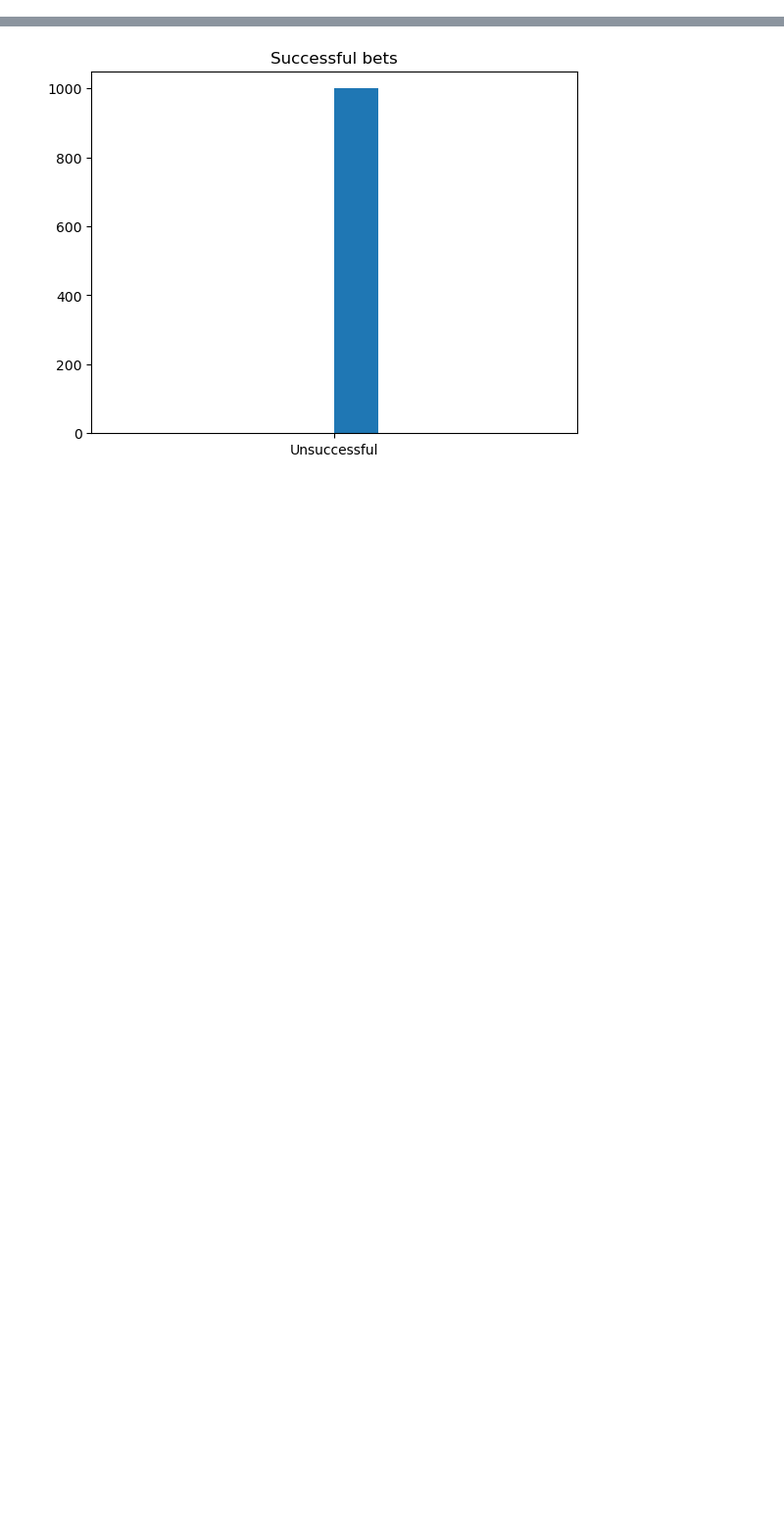
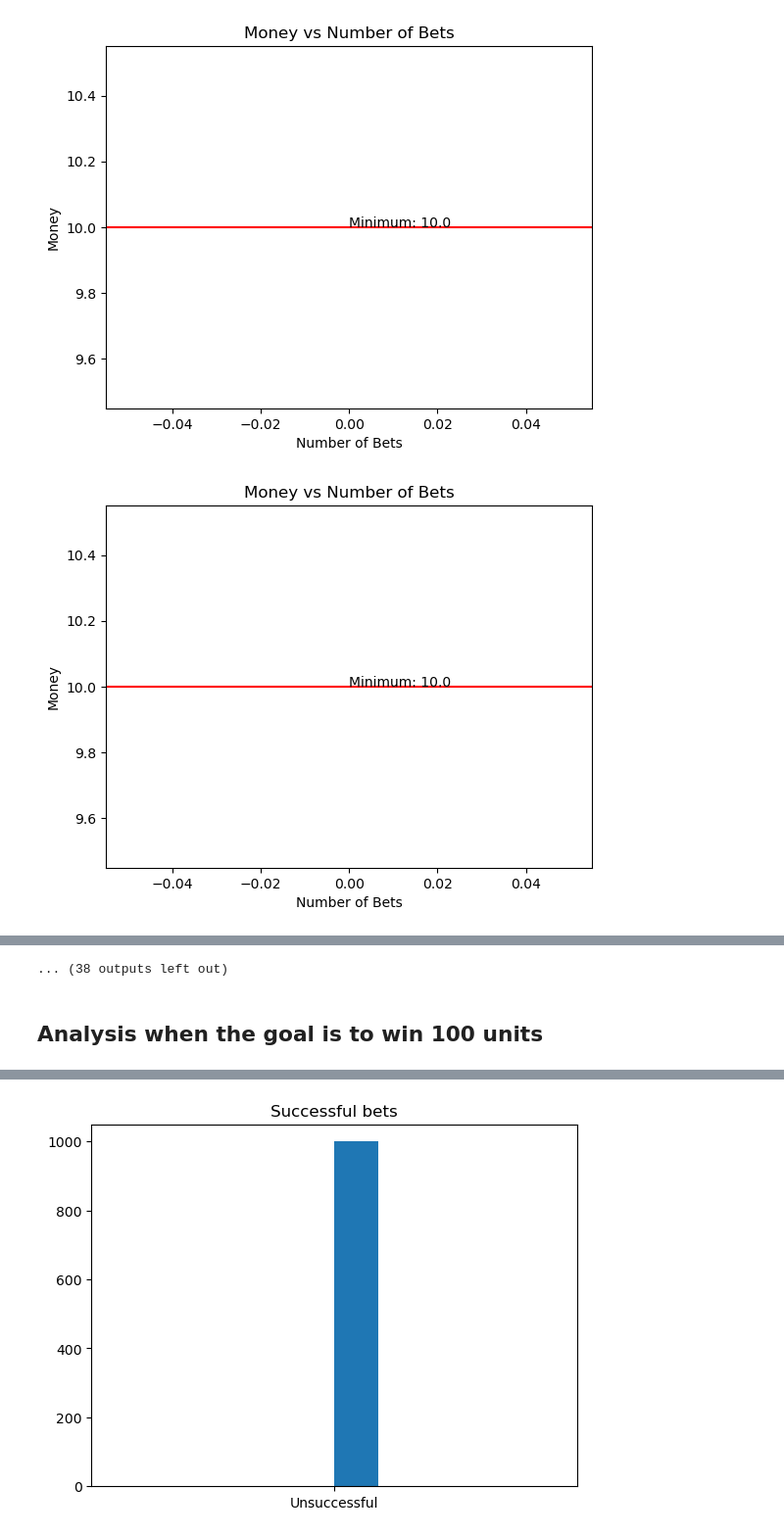
Before and after one commit to alekjarmov/roulette-simulator, a Jupyter notebook: simulator/labouchere_simulation.ipynb, the cells around one changed output, grey strips where cells are left out. Shown at 98% size. Saved outputs shown, nothing was run; the diff lists cells and outputs as text; code cells hidden in the pictures; blank space fills up the shorter version.

Commit message:
Some additional analysis

```diff
--- a/simulator/labouchere_simulation.ipynb
+++ b/simulator/labouchere_simulation.ipynb
@@ -50,3 +51,7 @@ def plot_successful_bets(money_histories, goal, title='Successful bets'):
     plt.hist(num_bets)
     plt.title(title)
     plt.show()
+# %%
+successful_histories = dict()
+for goal in [10, 100, 500, 1000]:
+    successful_histories[goal] = [money_history for money_history in money_histories[goal] if money_history[-1] >= goal]
@@ -56,0 +64,5 @@ plot_successful_bets(money_histories[10], 10)
+# %%
+plot_money_histories(successful_histories, 10,50)
+# %% [output]
+[figure, added]
+[figure, added]
@@ -57,3 +79,6 @@ plot_successful_bets(money_histories[10], 10)
+... (38 outputs left out)
+# %% [markdown]
+## Analysis when the goal is to win 100 units
 # %%
 plot_successful_bets(money_histories[100], 100)
 # %% [output]
```
Also changed, not shown: parts of 10 cells of this notebook, 1 other file.
